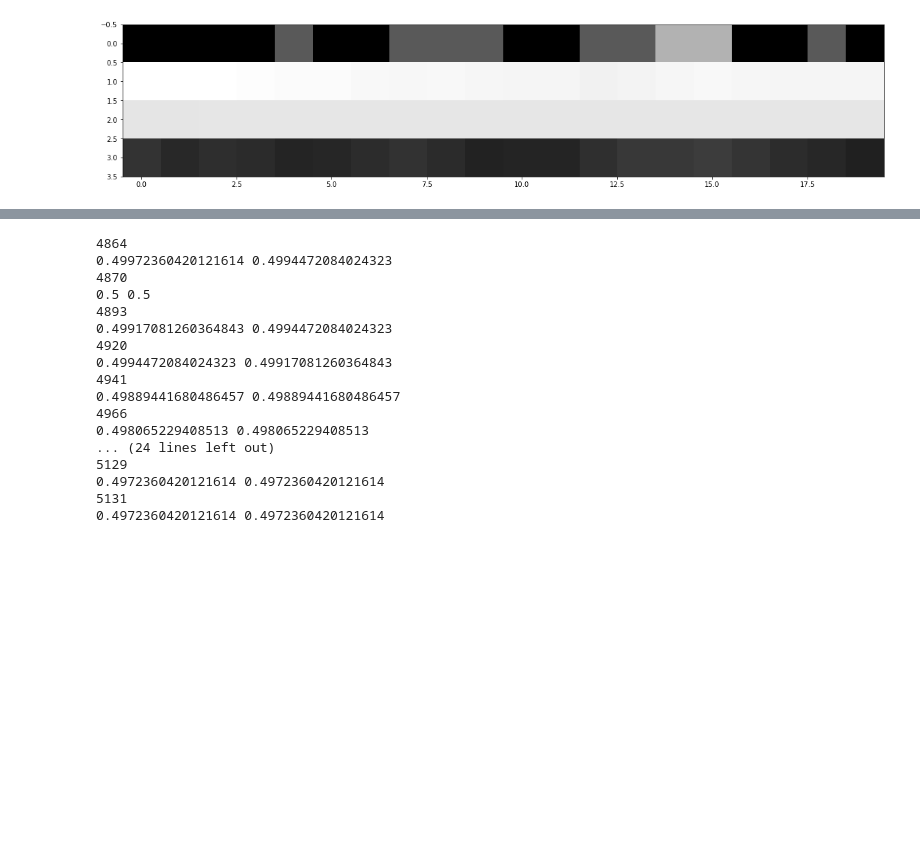
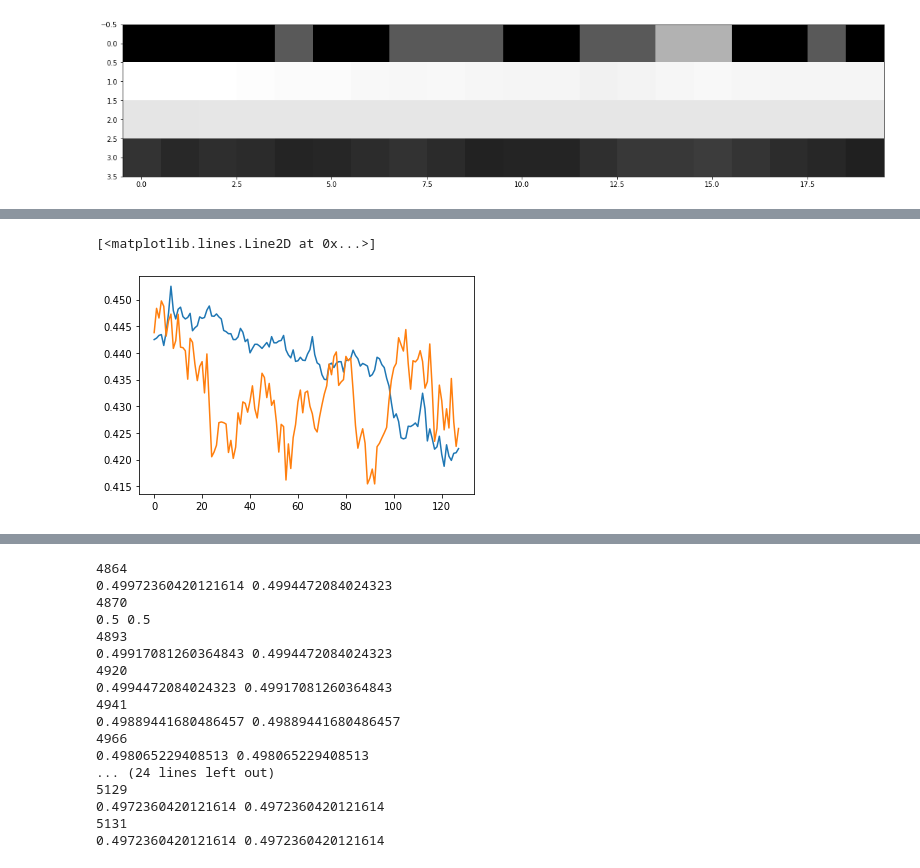
Before and after one commit to mfilipak/FILIPAK-DATA-SCIENCE, a Jupyter notebook: DIA7.ipynb, the cells around one changed output, grey strips where cells are left out. Drawn from its saved outputs; the diff is of its cells as text; code cells hidden in the pictures; blank space fills up the shorter version.

```diff
--- a/DIA7.ipynb
+++ b/DIA7.ipynb
@@ -240,0 +296,5 @@ model = Sequential()
+# %%
+train_g = generator4(data_train[20000:24000], 1000, future_deep=5, jitter=30, batchsize=128)
+# %%
+X,Y = next(train_g)
+X.shape, Y.shape
@@ -293,0 +452,8 @@ _________________________________________________________________
+# %%
+X,Y = next(train_g)
+# %%
+plt.plot(Y)
+plt.plot(model.predict(X))
+# %% [output]
+[<matplotlib.lines.Line2D at 0x...>]
+[figure, added]
```
Also changed, not shown: parts of 27 cells of this notebook.
